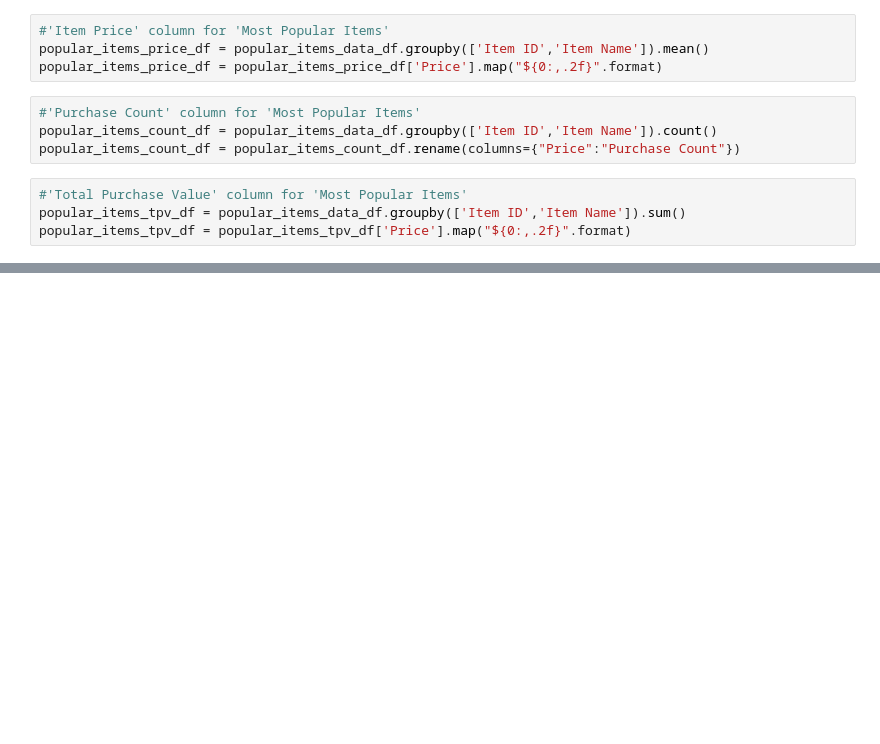
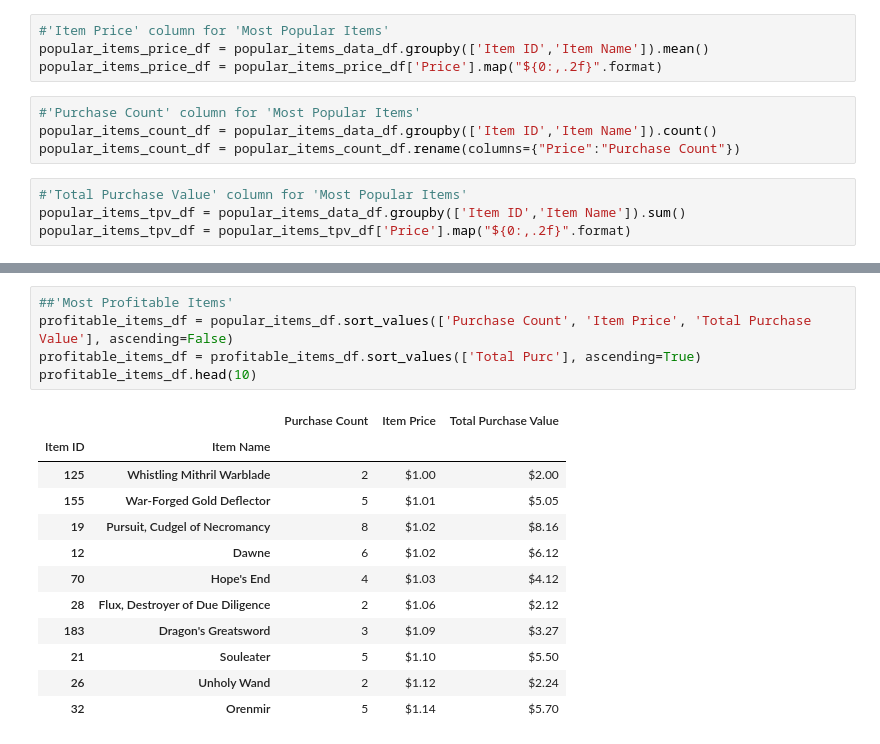
Before and after one commit to nikoelvambuena95/pandas-challenge, a Jupyter notebook: Pandas_homework.ipynb, the cells around one changed output, grey strips where cells are left out. Cells and saved outputs as stored; diff of their text form; blank space fills up the shorter version.

```diff
--- a/Pandas_homework.ipynb
+++ b/Pandas_homework.ipynb
@@ -319 +324,19 @@ popular_items_df.head()
 | 108 | Extraction, Quickblade Of Trembli... | 9 | $3.53 | $31.77 |
+# %%
+##'Most Profitable Items'
+profitable_items_df = popular_items_df.sort_values(['Purchase Count', 'Item Price', 'Total Purchase Value'], ascending=False)
+profitable_items_df = profitable_items_df.sort_values(['Total Purc'], ascending=True)
+profitable_items_df.head(10)
+# %% [output]
+|  |  | Purchase Count | Item Price | Total Purchase Value |
+| Item ID | Item Name |  |  |  |
+| 125 | Whistling Mithril Warblade | 2 | $1.00 | $2.00 |
+| 155 | War-Forged Gold Deflector | 5 | $1.01 | $5.05 |
+| 19 | Pursuit, Cudgel of Necromancy | 8 | $1.02 | $8.16 |
+| 12 | Dawne | 6 | $1.02 | $6.12 |
+| 70 | Hope's End | 4 | $1.03 | $4.12 |
+| 28 | Flux, Destroyer of Due Diligence | 2 | $1.06 | $2.12 |
+| 183 | Dragon's Greatsword | 3 | $1.09 | $3.27 |
+| 21 | Souleater | 5 | $1.10 | $5.50 |
+| 26 | Unholy Wand | 2 | $1.12 | $2.24 |
+| 32 | Orenmir | 5 | $1.14 | $5.70 |
```
Also changed, not shown: parts of 5 cells of this notebook.
